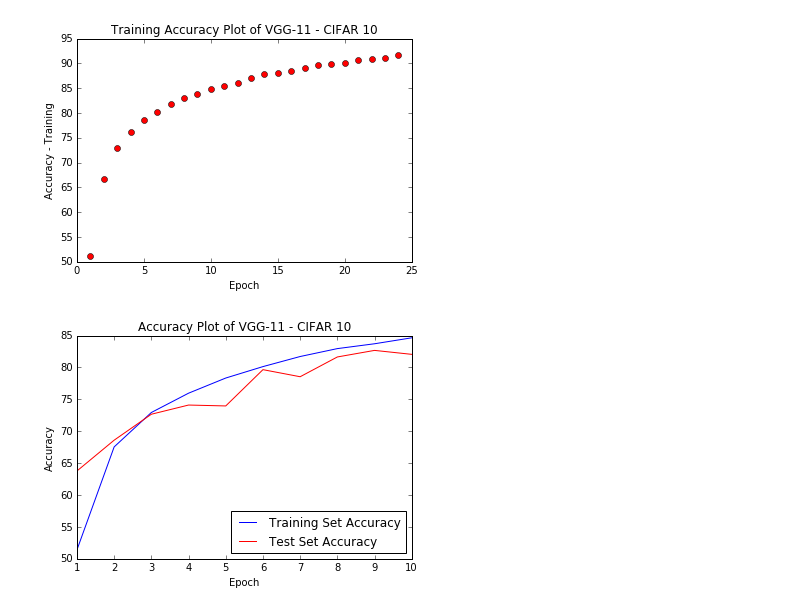
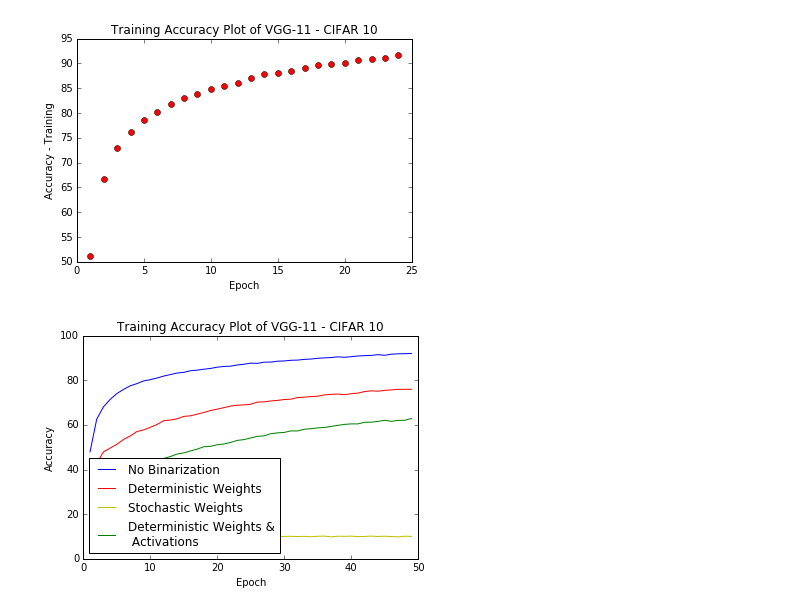
Before and after one commit to ramtejatadishetti/bnn, a Jupyter notebook: Graphs.ipynb, the cells around one changed output. Drawn from its saved outputs; the diff is of its cells as text; code cells hidden in the pictures.

Commit message:
Adding Graphs

```diff
--- a/Graphs.ipynb
+++ b/Graphs.ipynb
@@ -27,16 +30,32 @@ plt.show()
 test = [63.77,68.6,72.67,74.11,73.97,79.66,78.55,81.65,82.68,82.06]
 
 train = [51.402, 67.546 , 72.942, 75.97, 78.346, 80.138, 81.72, 82.96 ,83.72 ,84.654 ]
+# %%
+train = pd.read_csv("vgg_tanh_noBin.csv")["train"]
+test = pd.read_csv("vgg_tanh_noBin.csv")["test"]
+
+train_det = pd.read_csv("vgg_det_tanh.csv")["train"]
+test_det = pd.read_csv("vgg_det_tanh.csv")["test"]
+
+train_stc = pd.read_csv("vgg_stoc_tanh.csv")["train"]
+test_stc = pd.read_csv("vgg_stoc_tanh.csv")["test"]
+
+
+train_bin_net_Det = pd.read_csv("vgg_bin_net_det_tanh.csv")["train"][:49]
+test_bin_net_Det = pd.read_csv("vgg_bin_net_det_tanh.csv")["test"][:49]
 # %%
 # plt.plot(range(1,25), values, 'ro')
 # plt.axis([0, 25, 0, 100])
-plt.plot(range(1,11), train, 'b', label='Training Set Accuracy')
-plt.plot(range(1,11), test, 'r', label='Test Set Accuracy')
-plt.title('Accuracy Plot of VGG-11 - CIFAR 10')
+plt.plot(range(1,50), train, 'b', label='No Binarization')
+plt.plot(range(1,50), train_det, 'r', label='Deterministic Weights')
+plt.plot(range(1,50), train_stc, 'y', label='Stochastic Weights')
+plt.plot(range(1,50), train_bin_net_Det, 'g', label='Deterministic Weights &\n Activations')
+
+plt.title('Training Accuracy Plot of VGG-11 - CIFAR 10')
 plt.xlabel('Epoch')
 plt.ylabel('Accuracy')
-plt.legend(loc='lower right')
-plt.savefig("vgg_11_tst")
+plt.legend(loc='lower left')
+plt.savefig("vgg_11_binary")
 plt.show()
 # %% [output]
-[figure, old version]
+[figure, new version]
```
Also changed, not shown: parts of 13 cells of this notebook, 14 other files.
